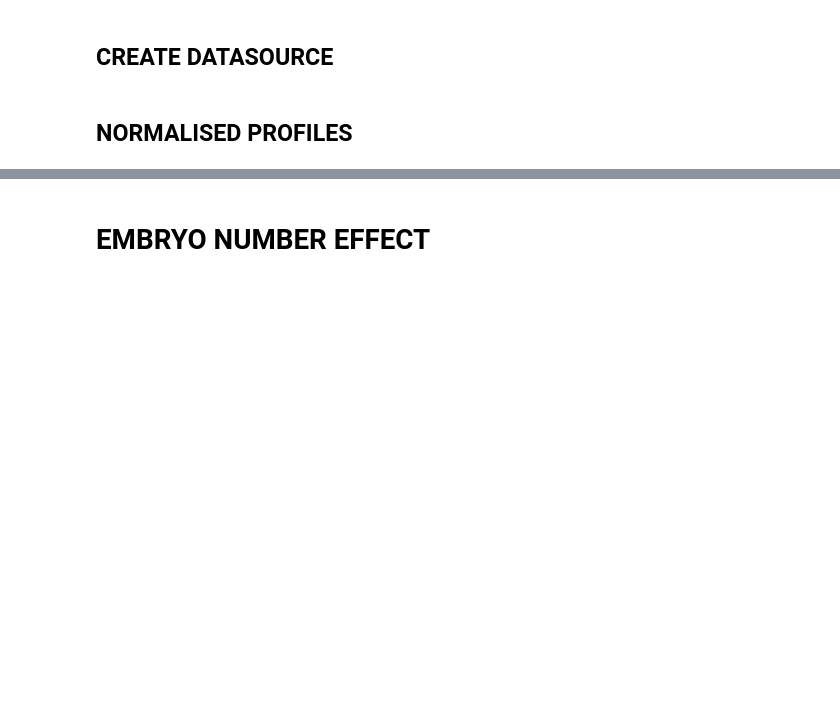
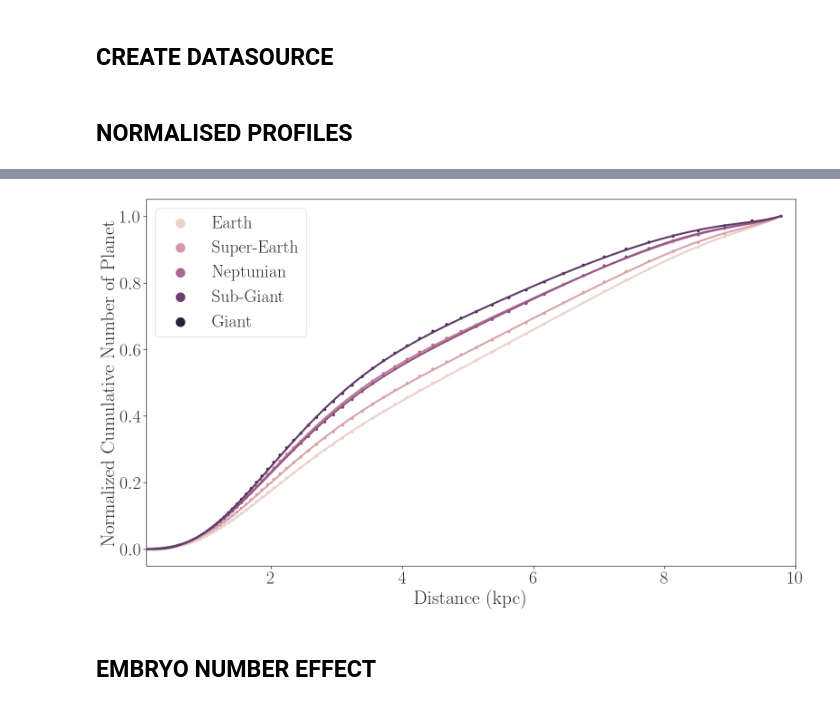
Before and after one commit to ChrisBoettner/skaro, a Jupyter notebook: notebooks/Radial_planet_distribution.ipynb, the cells around one changed output, grey strips where cells are left out. Cells and saved outputs as stored; diff of their text form; code cells hidden in the pictures; blank space fills up the shorter version.

```diff
--- a/notebooks/Radial_planet_distribution.ipynb
+++ b/notebooks/Radial_planet_distribution.ipynb
@@ -138,0 +147,18 @@ normalized_plot.set_yscale("log")
+# %%
+cumulative_profiles, bins = bin_planets(
+    model,
+    lambda: mw.sphere(radius=radius),
+    planet_categories,
+    bin_field="particle_radius",
+    model_config={"ngpps_num_embryos": 50},
+    num_bins=200,
+    bin_limits=(0.001, 10),
+    log_bins=True,
+    density=None,
+    normalize="area",
+    cumulative=True,
+    long_format=True,
+    value_name="Normalized Cumulative Number of Planet",
+    description={"num_embryos": num_embryos},
+)
+cumulative_profiles, cumulative_profiles_label_dict = rename_labels(cumulative_profiles)
@@ -139,5 +167,40 @@ normalized_plot.set_yscale("log")
+# %%
+with sns.axes_style("ticks"):
+    fig, cumulative_plot = plt.subplots()
+    for i, planet_type in enumerate(planet_categories):
+        sns.regplot(
+            cumulative_profiles[cumulative_profiles["Planet Type"] == planet_type],
+            x=cumulative_profiles_label_dict["particle_radius"],
+            y="Normalized Cumulative Number of Planet",
+            color=get_palette()[i],
+            scatter=False,
+            ci = None,
+            line_kws={"linewidth": 3},
+            order=9,
+            ax=cumulative_plot,
+        )
+    sns.scatterplot(
+        cumulative_profiles,
+        x=cumulative_profiles_label_dict["particle_radius"],
+        y="Normalized Cumulative Number of Planet",
+        hue="Planet Type",
+        palette=get_palette(n_colors=len(planet_categories)),
+        s=30,
+        ax=cumulative_plot,
+    )
+
+    cumulative_plot.set_xlim(.1, 10)
+    cumulative_plot.legend(markerscale=3)
+
+FigureProcessor(cumulative_plot.figure).save(
+    f"cumulative_planet_distribution.pdf",
+    sub_directory=figure_subdirectory,
+    save=save,
+)
+# %% [output]
+[figure, added]
 # %% [markdown]
-# EMBRYO NUMBER EFFECT
+## EMBRYO NUMBER EFFECT
 # %%
 planet_profiles = []
 for num_embryos in [10, 20, 50, 100]:
```
Also changed, not shown: parts of 8 cells of this notebook, 2 other files.
